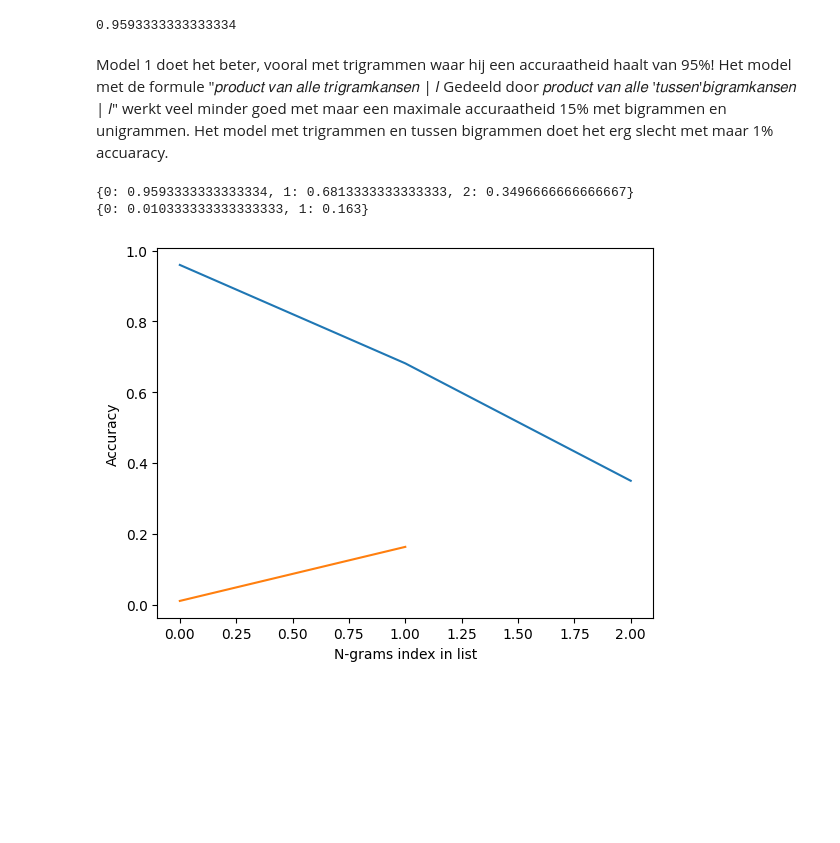
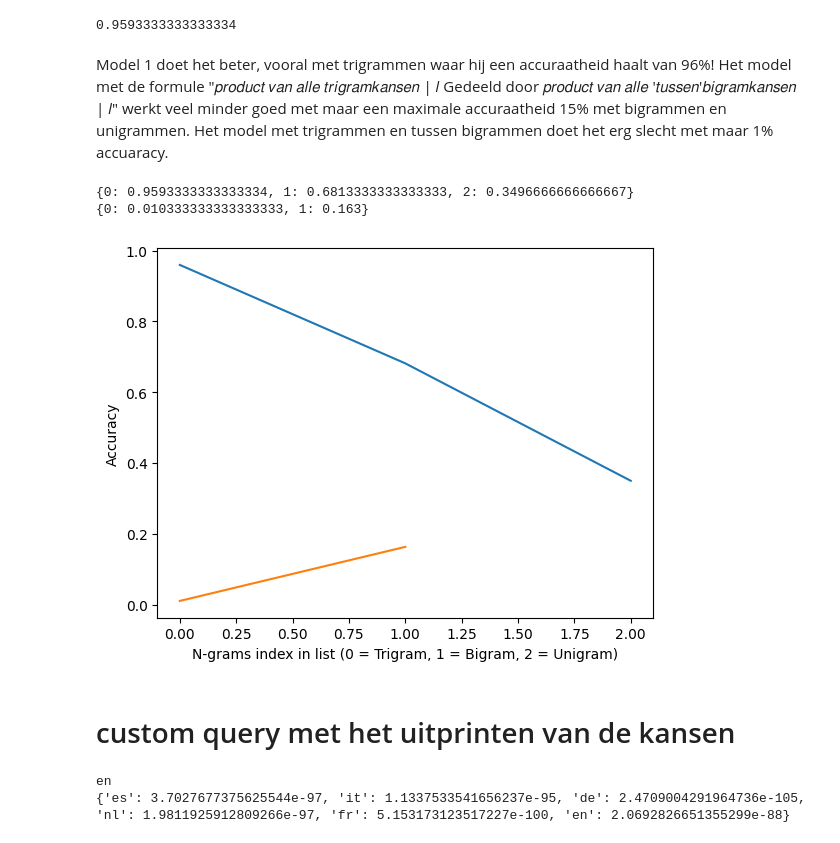
Before and after one commit to MrStroopWafel/Opdrachten-week-5-AI, a Jupyter notebook: Pi7 opdracht 3/week 9.ipynb, the cells around one changed output. Saved outputs shown, nothing was run; the diff lists cells and outputs as text; code cells hidden in the pictures; blank space fills up the shorter version.

Commit message:
custom query en uitprinten kansen toegevoegd onder aan

```diff
--- a/Pi7 opdracht 3/week 9.ipynb
+++ b/Pi7 opdracht 3/week 9.ipynb
@@ -325,27 +325,39 @@ test_model(df_val, trigram_chances_train)
 # %% [output]
 0.9593333333333334
 # %% [markdown]
-Model 1 doet het beter, vooral met trigrammen waar hij een accuraatheid haalt van 95%! Het model met de formule "𝑝𝑟𝑜𝑑𝑢𝑐𝑡 𝑣𝑎𝑛 𝑎𝑙𝑙𝑒 𝑡𝑟𝑖𝑔𝑟𝑎𝑚𝑘𝑎𝑛𝑠𝑒𝑛 | 𝑙 Gedeeld door 𝑝𝑟𝑜𝑑𝑢𝑐𝑡 𝑣𝑎𝑛 𝑎𝑙𝑙𝑒 ′𝑡𝑢𝑠𝑠𝑒𝑛′𝑏𝑖𝑔𝑟𝑎𝑚𝑘𝑎𝑛𝑠𝑒𝑛 | 𝑙" werkt veel minder goed met maar een maximale accuraatheid 15% met bigrammen en unigrammen. Het model met trigrammen en tussen bigrammen doet het erg slecht met maar 1% accuaracy.
+Model 1 doet het beter, vooral met trigrammen waar hij een accuraatheid haalt van 96%! Het model met de formule "𝑝𝑟𝑜𝑑𝑢𝑐𝑡 𝑣𝑎𝑛 𝑎𝑙𝑙𝑒 𝑡𝑟𝑖𝑔𝑟𝑎𝑚𝑘𝑎𝑛𝑠𝑒𝑛 | 𝑙 Gedeeld door 𝑝𝑟𝑜𝑑𝑢𝑐𝑡 𝑣𝑎𝑛 𝑎𝑙𝑙𝑒 ′𝑡𝑢𝑠𝑠𝑒𝑛′𝑏𝑖𝑔𝑟𝑎𝑚𝑘𝑎𝑛𝑠𝑒𝑛 | 𝑙" werkt veel minder goed met maar een maximale accuraatheid 15% met bigrammen en unigrammen. Het model met trigrammen en tussen bigrammen doet het erg slecht met maar 1% accuaracy.
 # %%
 accuracy_result_classify_1 = {}
 accuracy_result_classify_2 = {}
 ngram_list = [trigram_chances_train, bigram_chances_train, unigram_chances_train]
 
 for i in range(len(ngram_list)):
     accuracy_result_classify_1[i] = test_model(df_val, ngram_list[i])
 
 
 for i in range(len(ngram_list)-1):
     accuracy_result_classify_2[i] = test_model_2(df_val, ngram_list[i], ngram_list[i+1])
 
 plt.plot(accuracy_result_classify_1.keys(), accuracy_result_classify_1.values(), label='Trigram')
 plt.plot(accuracy_result_classify_2.keys(), accuracy_result_classify_2.values(), label='Trigram + Bigram')
 plt.ylabel('Accuracy')
-plt.xlabel('N-grams index in list')
+plt.xlabel('N-grams index in list (0 = Trigram, 1 = Bigram, 2 = Unigram)')
 
 print(accuracy_result_classify_1)
 print(accuracy_result_classify_2)
 # %% [output]
 {0: 0.9593333333333334, 1: 0.6813333333333333, 2: 0.3496666666666667}
 {0: 0.010333333333333333, 1: 0.163}
-[figure, old version]
+[figure, new version]
+# %% [markdown]
+<h1>custom query met het uitprinten van de kansen</h1>
+# %%
+querry = "How are you doing today?"
+
+lang, chance_list = get_highest_language(classify_language_ngrams(querry, trigram_chances_train))
+print(lang)
+chances = {lang: math.exp(chance) for lang, chance in chance_list.items()}
+print(chances)
+# %% [output]
+en
+{'es': 3.7027677375625544e-97, 'it': 1.1337533541656237e-95, 'de': 2.4709004291964736e-105, 'nl': 1.9811925912809266e-97, 'fr': 5.153173123517227e-100, 'en': 2.0692826651355299e-88}
```
Also changed, not shown: parts of 1 cell of this notebook.
